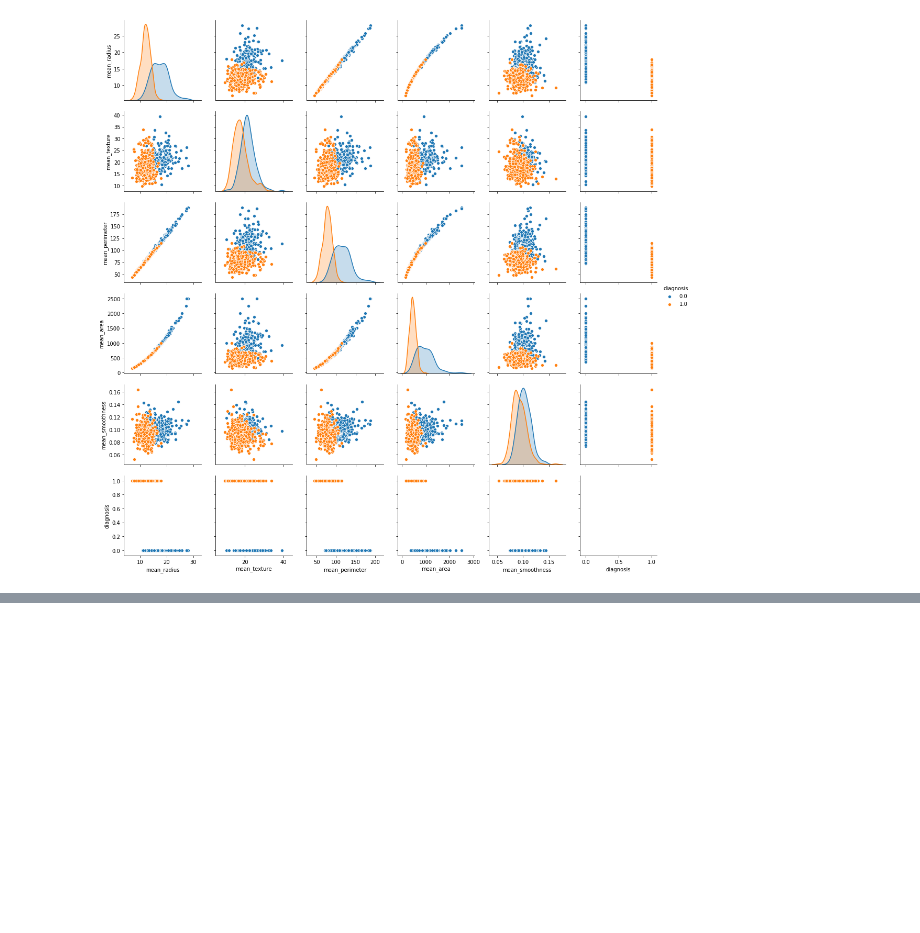
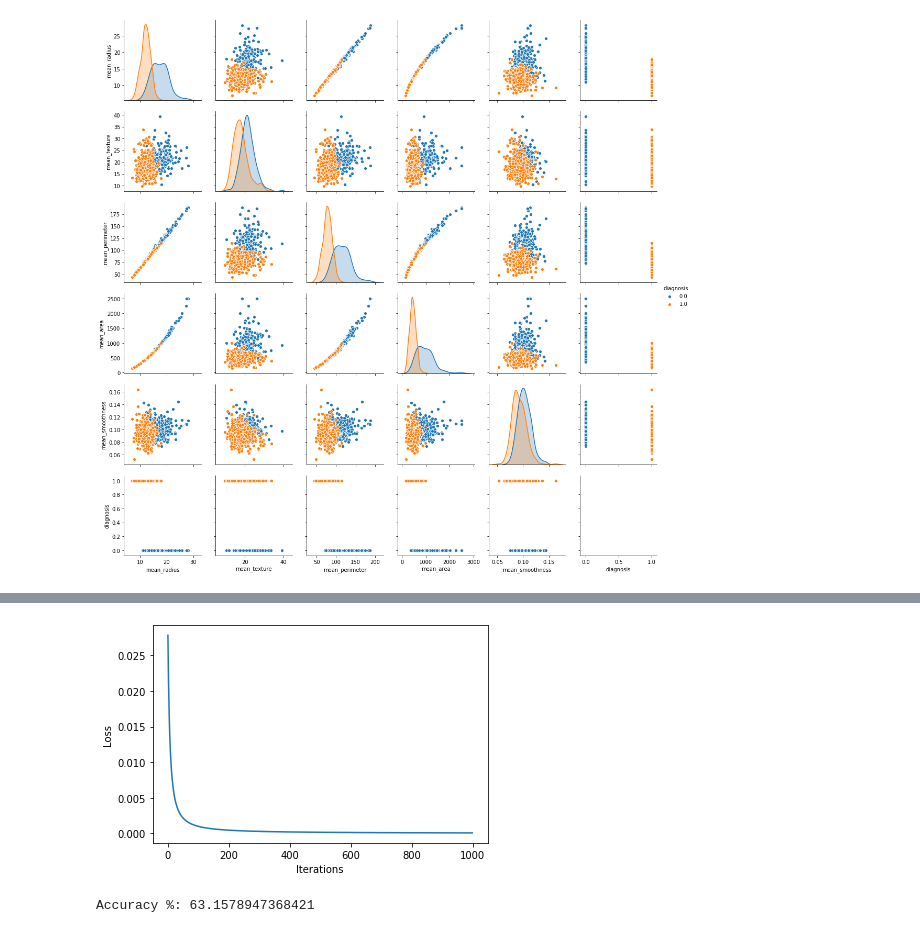
Before and after one commit to ptravis765/Projects-in-AI-and-ML, a Jupyter notebook: Projects in AI and ML HW1.ipynb, the cells around one changed output, grey strips where cells are left out. Drawn from its saved outputs; the diff is of its cells as text; code cells hidden in the pictures; blank space fills up the shorter version.

```diff
--- a/Projects in AI and ML HW1.ipynb
+++ b/Projects in AI and ML HW1.ipynb
@@ -248,3 +207,60 @@ Accuracy: 0.6274165202108963
+# %%
+# Stochastic gradient descent
+# https://realpython.com/gradient-descent-algorithm-python/
+# https://www.youtube.com/watch?v=8lJ6IU028k8
+
+
+
+iterations = 1000
+
+def stochasticGradientDescent(x,y,weights,iterations):
+    m,n = x.shape
+    bias = 0.01
+    learning_rate = 0.001
+    d_weight = 0
+    d_bias = 0
+    points = 0
+    loss_list = []
+    for i in range(iterations):
+        indexArray = list(range(m))
+        j = 0
+        while j < m:
+            '''
+            From the readings Stochastic Gradient Descent goes through each element of the data but takes one at random
+            instead of in order while getting rid of the element and focusing on a better local minima
+            '''
+            random = int(np.random.uniform(0, indexArray.__len__()))
+            x_row = x[indexArray[random]]
+            x_row = x_row.reshape(x_row.shape[0],1)
+
+
+            d_weight += np.sum((-y[j])*(1-sigmoid(x_row,weights,bias))*x_row)
+            d_bias += np.sum((-y[j])*(1-sigmoid(x_row,weights,bias)))
+
+
+            if(j%10 == 0):
+                weights = weights - (learning_rate * d_weight)
+                bias = bias - (learning_rate * d_bias)
+                d_weight = 0
+                d_bias = 0
+
+            del(indexArray[random])
+            j+=1
+        gr_cost = cost(weights,x,y,bias)[0]
+        loss_list.append(gr_cost[0])
+
+    it = [i for i in range(iterations)]
+    plt.xlabel('Iterations')
+    plt.ylabel('Loss')
+    plt.plot(it,loss_list)
+    plt.show()
+    return weights
+weights = stochasticGradientDescent(X_train,y_train,weights,iterations)
+
+Accuracy(weights,X_test,y_test)
+# %% [output]
+[figure, added]
+Accuracy %: 63.1578947368421
 # %%
 # 4
 # https://www.analyticsvidhya.com/blog/2021/06/guide-to-gradient-descent-and-its-variants-with-python-implementation/#h2_7
```
Also changed, not shown: parts of 10 cells of this notebook, 1 other file.
